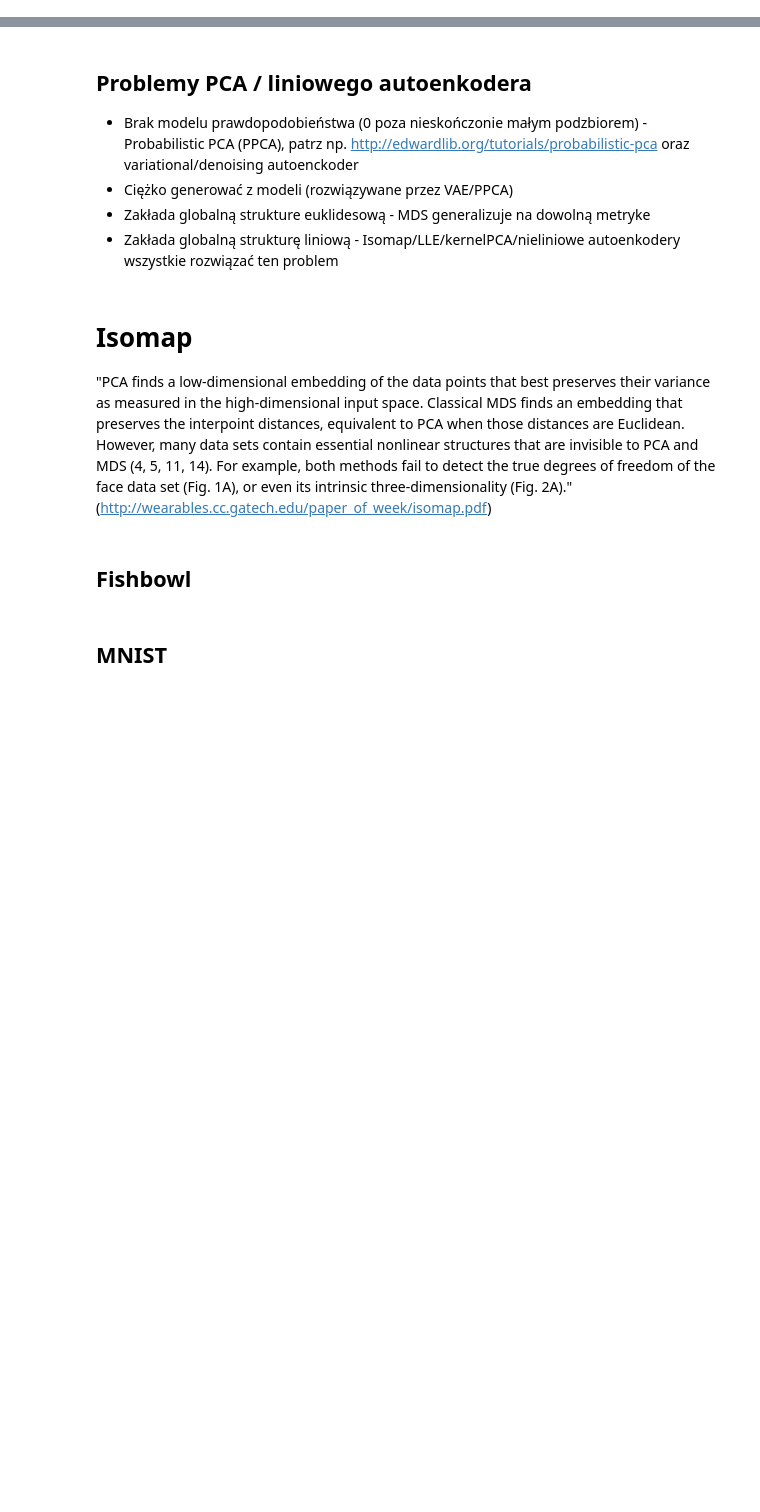
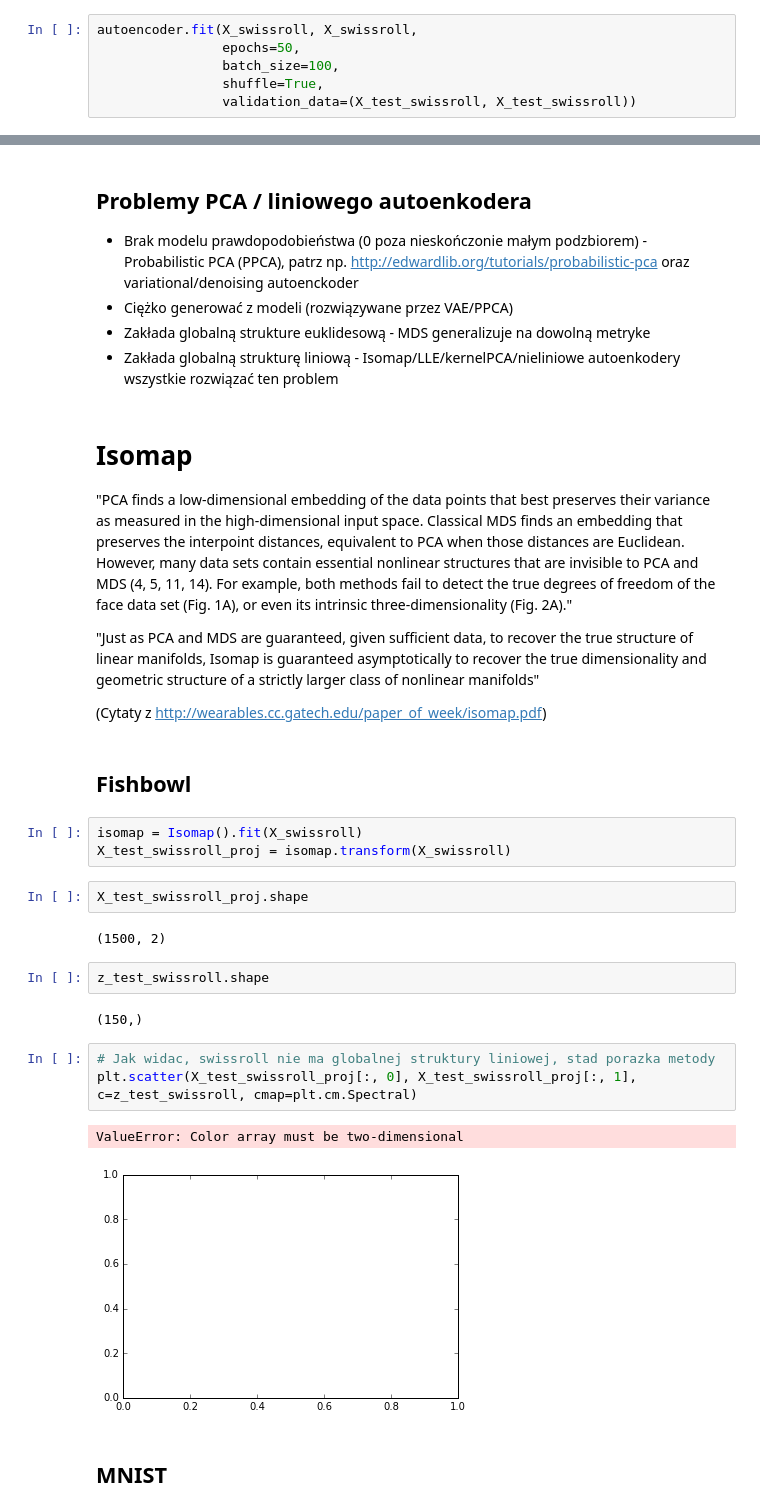
Before and after one commit to gmum/ml2017, a Jupyter notebook: L11.ipynb, the cells around one changed output, grey strips where cells are left out. Saved outputs shown, nothing was run; the diff lists cells and outputs as text; blank space fills up the shorter version.

```diff
--- a/L11.ipynb
+++ b/L11.ipynb
@@ -106,0 +117,6 @@ Dla liniowej funkcji enkoder metoda znajduje to samo co PCA:
+# %%
+autoencoder.fit(X_swissroll, X_swissroll,
+                epochs=50,
+                batch_size=100,
+                shuffle=True,
+                validation_data=(X_test_swissroll, X_test_swissroll))
@@ -164,9 +242,35 @@ to PCA and MDS (4, 5, 11, 14). For
 example, both methods fail to detect the true
 degrees of freedom of the face data set (Fig.
 1A), or even its intrinsic three-dimensionality
-(Fig. 2A)." (http://wearables.cc.gatech.edu/paper_of_week/isomap.pdf)
+(Fig. 2A)."
+
+"Just as PCA and MDS are guaranteed,
+given sufficient data, to recover the true
+structure of linear manifolds, Isomap is guaranteed
+asymptotically to recover the true dimensionality
+and geometric structure of a
+strictly larger class of nonlinear manifolds"
+
+(Cytaty z http://wearables.cc.gatech.edu/paper_of_week/isomap.pdf)
 # %% [markdown]
 ## Fishbowl
+# %%
+isomap = Isomap().fit(X_swissroll)
+X_test_swissroll_proj = isomap.transform(X_swissroll)
+# %%
+X_test_swissroll_proj.shape
+# %% [output]
+(1500, 2)
+# %%
+z_test_swissroll.shape
+# %% [output]
+(150,)
+# %%
+# Jak widac, swissroll nie ma globalnej struktury liniowej, stad porazka metody
+plt.scatter(X_test_swissroll_proj[:, 0], X_test_swissroll_proj[:, 1], c=z_test_swissroll, cmap=plt.cm.Spectral)
+# %% [output]
+ValueError: Color array must be two-dimensional
+[figure, added]
 # %% [markdown]
 ## MNIST
 # %% [markdown]
```
Also changed, not shown: parts of 22 cells of this notebook.
